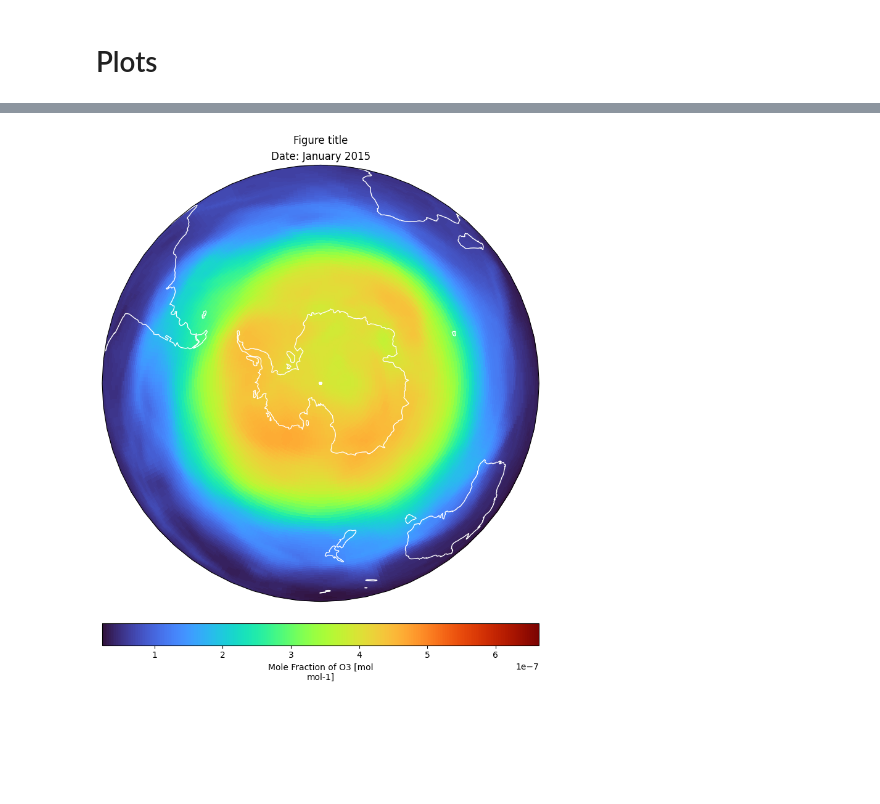
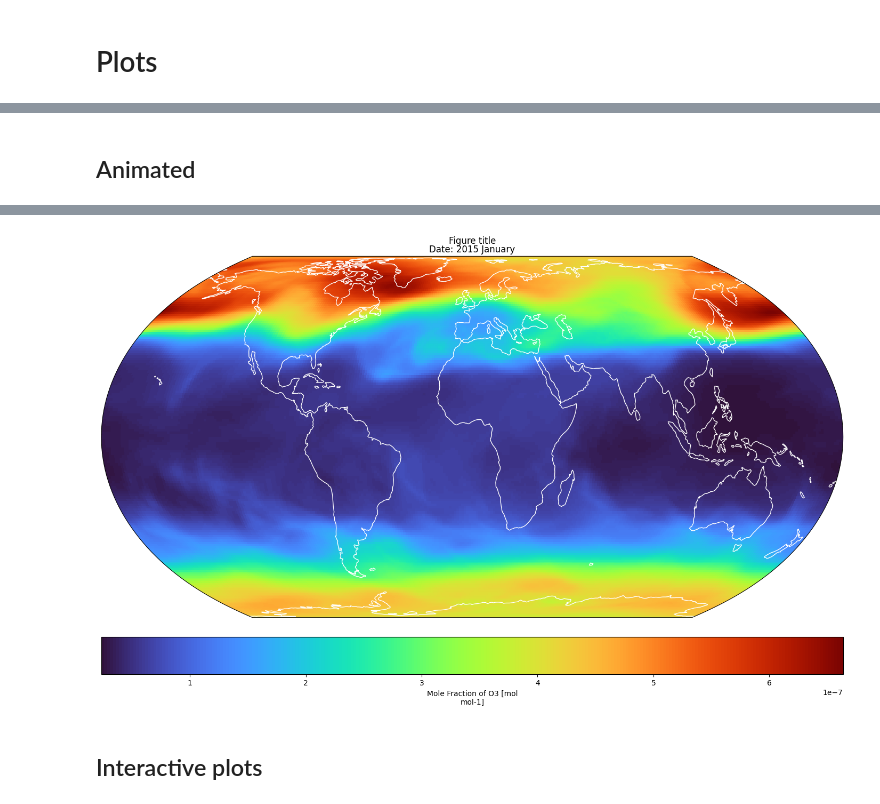
Before and after one commit to lara-j-ds/Summer_Project_24-25, a Jupyter notebook: JupyterNotebook/Xarray_StartupGuide.ipynb, the cells around one changed output, grey strips where cells are left out. Cells and saved outputs as stored; diff of their text form; code cells hidden in the pictures; blank space fills up the shorter version.

```diff
--- a/JupyterNotebook/Xarray_StartupGuide.ipynb
+++ b/JupyterNotebook/Xarray_StartupGuide.ipynb
@@ -154,3 +133,25 @@ fig.savefig('annotate.svg') #links in images only work in svg format
 [figure]
 # %% [markdown]
 # Plots
+# %%
+# default values:
+timeindex = 0
+# pressureindex = 9
+pressurevalue = 200
+default_data = ds.isel(time=time_index).sel(plev=pressure_value)
+
+ozone = default_data.o3
+eastwind = default_data.ua
+northwind = default_data.va
+
+fig_dimensions = (14,9)
+projection = ccrs.EqualEarth()
+transform = ccrs.PlateCarree()
+cmap = 'turbo'
+cnorm_o3 = mpl.colors.Normalize(vmin=4*10**-8, vmax=5*10**-7)
+cnorm_wind = mpl.colors.Normalize(vmin=0, vmax=65)
+
+
+def timefmt(timeindex, format='%Y %B'):
+    date = dt.strptime(str(ds.time[timeindex].values), '%Y-%m-%d %H:%M:%S')
+    return date.strftime(format)
@@ -340,22 +313,18 @@ Wall time: 1.37 s
+# %% [markdown]
+## Animated
 # %%
 %%time
 # animated plots --> animated by timestep -> dataset must have time coordinates
 
 ds_constants = ds.o3.sel(plev=200) # fixing pressure level at 200hPa
-fig_dims = (8,9)
 num_frames = 25
-colormap = 'turbo'
-projection = ccrs.Orthographic(central_longitude=0, central_latitude=-90) # map projection wanted
-
-transform = ccrs.PlateCarree() # current projection of data
-norm = mpl.colors.Normalize(vmin=4*10**-8, vmax=5*10**-7) # the range of colorbar
 
 
-fig = plt.figure(figsize=fig_dims, layout='compressed')
+fig = plt.figure(figsize=fig_dimensions, layout='compressed')
 ax=plt.axes(projection=projection)
 
 fig.suptitle('Figure title')
-colorbar = fig.colorbar(mpl.cm.ScalarMappable(norm=norm, cmap=colormap), ax=ax, location='bottom', label='colorbar')
+colorbar = fig.colorbar(mpl.cm.ScalarMappable(norm=cnorm_o3, cmap=cmap), ax=ax, location='bottom', label='colorbar')
 
 
 def animate(num): # function to update each frame
@@ -364,14 +333,13 @@ def animate(num): # function to update each frame
     fig.clear()
     ax=plt.axes(projection=projection)
     fig.suptitle('Figure title')
-    ds_constants.isel(time=num).plot(ax=ax, cmap=colormap, transform=transform, cbar_kwargs={"location": "bottom"})
+    ds_constants.isel(time=num).plot(ax=ax, cmap=cmap, transform=transform, cbar_kwargs={"location": "bottom"})
 
     # #normalised colours
     # ax.clear() # clear previous plots
-    # ds_constants.isel(time=num).plot(ax=ax, cmap=colormap, norm=norm, add_colorbar=False, transform=transform)
+    # ds_constants.isel(time=num).plot(ax=ax, cmap=cmap, norm=norm, add_colorbar=False, transform=transform)
 
-    date = dt.strptime(str(ds.time[num].values), '%Y-%m-%d %H:%M:%S')
-    ax.set_title('Date: %s' %date.strftime('%B %Y'))
+    ax.set_title('Date: %s' %timefmt(num))
     ax.coastlines(color='w')
 
 anim = animation.FuncAnimation(fig, animate, frames=num_frames, interval=200)
@@ -383 +351,3 @@ Wall time: 9.73 s
-[figure, old version]
+[figure, new version]
+# %% [markdown]
+## Interactive plots
```
Also changed, not shown: parts of 12 cells of this notebook, 1 other file.
